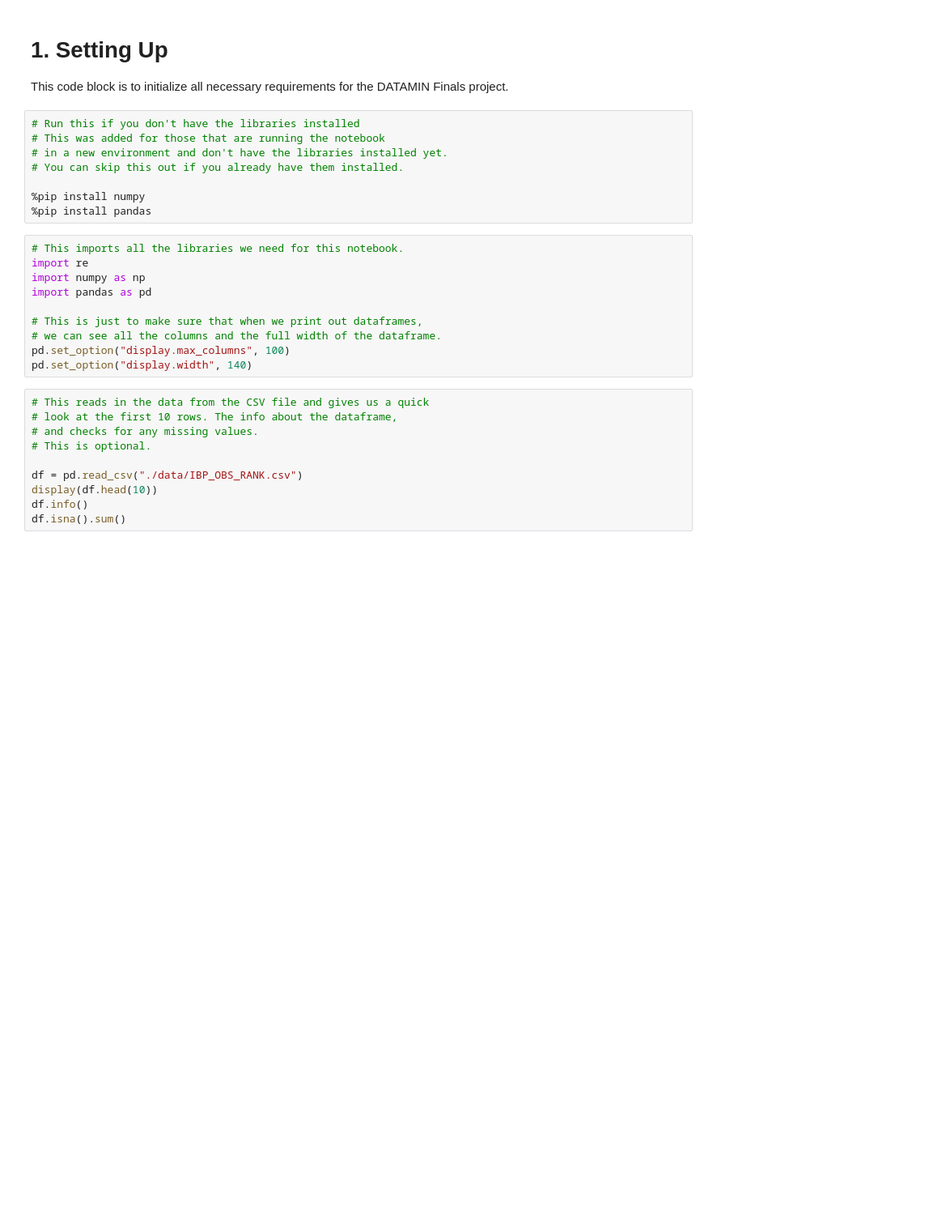
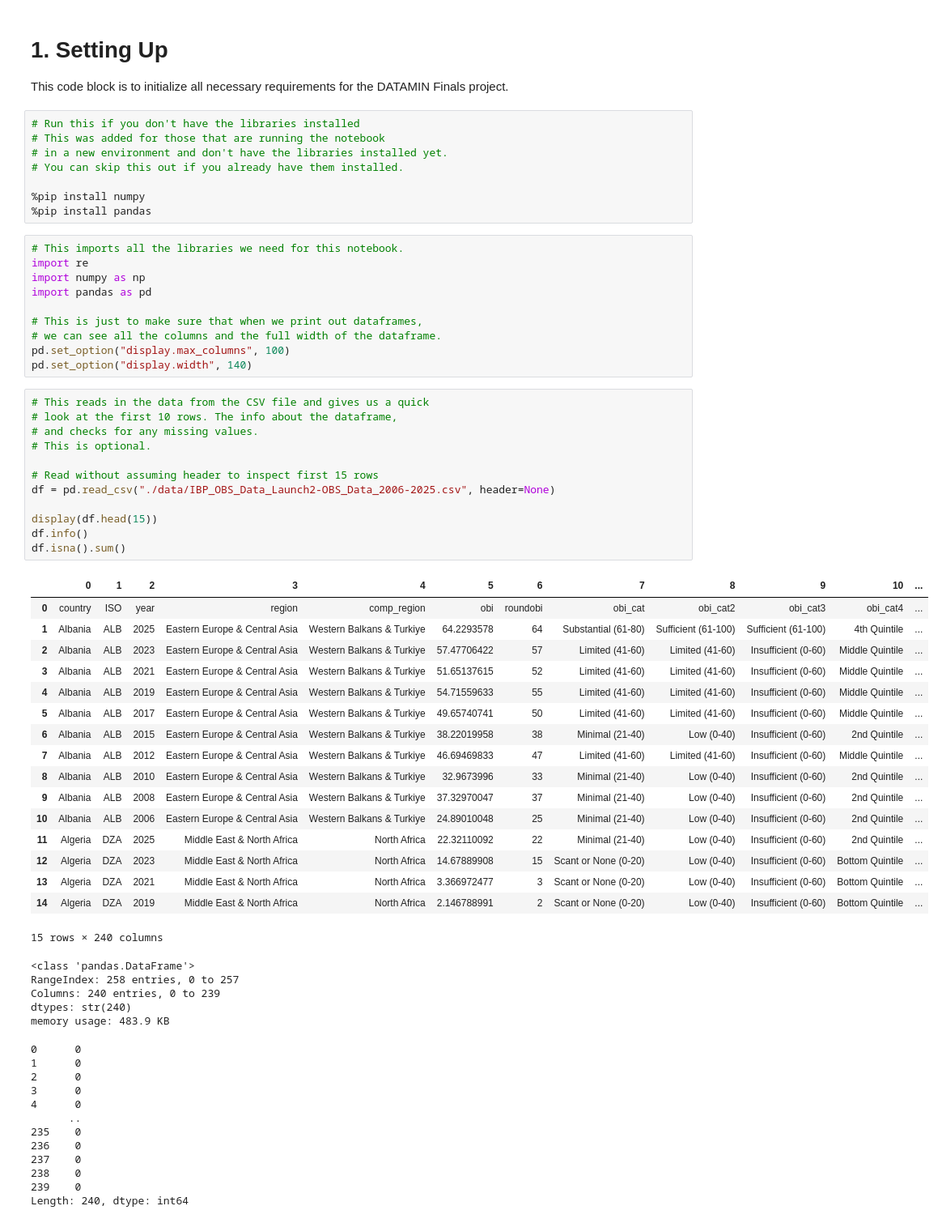
Before and after one commit to miguelvilan/DATAMIN-Finals, a Jupyter notebook: Notebook.ipynb, the cells around one changed output. Shown at 81% size. Saved outputs shown, nothing was run; the diff lists cells and outputs as text; blank space fills up the shorter version.

```diff
--- a/Notebook.ipynb
+++ b/Notebook.ipynb
@@ -22,10 +22,47 @@ pd.set_option("display.width", 140)
 # %%
 # This reads in the data from the CSV file and gives us a quick
 # look at the first 10 rows. The info about the dataframe,
 # and checks for any missing values.
 # This is optional.
 
-df = pd.read_csv("./data/IBP_OBS_RANK.csv")
-display(df.head(10))
+# Read without assuming header to inspect first 15 rows
+df = pd.read_csv("./data/IBP_OBS_Data_Launch2-OBS_Data_2006-2025.csv", header=None)
+
+display(df.head(15))
 df.info()
 df.isna().sum()
+# %% [output]
+|  | 0 | 1 | 2 | 3 | 4 | 5 | 6 | 7 | 8 | 9 | 10 | ... |
+| 0 | country | ISO | year | region | comp_region | obi | roundobi | obi_cat | obi_cat2 | obi_cat3 | obi_cat4 | ... |
+| 1 | Albania | ALB | 2025 | Eastern Europe & Central Asia | Western Balkans & Turkiye | 64.2293578 | 64 | Substantial (61-80) | Sufficient (61-100) | Sufficient (61-100) | 4th Quintile | ... |
+| 2 | Albania | ALB | 2023 | Eastern Europe & Central Asia | Western Balkans & Turkiye | 57.47706422 | 57 | Limited (41-60) | Limited (41-60) | Insufficient (0-60) | Middle Quintile | ... |
+| 3 | Albania | ALB | 2021 | Eastern Europe & Central Asia | Western Balkans & Turkiye | 51.65137615 | 52 | Limited (41-60) | Limited (41-60) | Insufficient (0-60) | Middle Quintile | ... |
+| 4 | Albania | ALB | 2019 | Eastern Europe & Central Asia | Western Balkans & Turkiye | 54.71559633 | 55 | Limited (41-60) | Limited (41-60) | Insufficient (0-60) | Middle Quintile | ... |
+| 5 | Albania | ALB | 2017 | Eastern Europe & Central Asia | Western Balkans & Turkiye | 49.65740741 | 50 | Limited (41-60) | Limited (41-60) | Insufficient (0-60) | Middle Quintile | ... |
+| 6 | Albania | ALB | 2015 | Eastern Europe & Central Asia | Western Balkans & Turkiye | 38.22019958 | 38 | Minimal (21-40) | Low (0-40) | Insufficient (0-60) | 2nd Quintile | ... |
+| 7 | Albania | ALB | 2012 | Eastern Europe & Central Asia | Western Balkans & Turkiye | 46.69469833 | 47 | Limited (41-60) | Limited (41-60) | Insufficient (0-60) | Middle Quintile | ... |
+| 8 | Albania | ALB | 2010 | Eastern Europe & Central Asia | Western Balkans & Turkiye | 32.9673996 | 33 | Minimal (21-40) | Low (0-40) | Insufficient (0-60) | 2nd Quintile | ... |
+| 9 | Albania | ALB | 2008 | Eastern Europe & Central Asia | Western Balkans & Turkiye | 37.32970047 | 37 | Minimal (21-40) | Low (0-40) | Insufficient (0-60) | 2nd Quintile | ... |
+| 10 | Albania | ALB | 2006 | Eastern Europe & Central Asia | Western Balkans & Turkiye | 24.89010048 | 25 | Minimal (21-40) | Low (0-40) | Insufficient (0-60) | 2nd Quintile | ... |
+| 11 | Algeria | DZA | 2025 | Middle East & North Africa | North Africa | 22.32110092 | 22 | Minimal (21-40) | Low (0-40) | Insufficient (0-60) | 2nd Quintile | ... |
+| 12 | Algeria | DZA | 2023 | Middle East & North Africa | North Africa | 14.67889908 | 15 | Scant or None (0-20) | Low (0-40) | Insufficient (0-60) | Bottom Quintile | ... |
+| 13 | Algeria | DZA | 2021 | Middle East & North Africa | North Africa | 3.366972477 | 3 | Scant or None (0-20) | Low (0-40) | Insufficient (0-60) | Bottom Quintile | ... |
+| 14 | Algeria | DZA | 2019 | Middle East & North Africa | North Africa | 2.146788991 | 2 | Scant or None (0-20) | Low (0-40) | Insufficient (0-60) | Bottom Quintile | ... |
+15 rows × 240 columns
+<class 'pandas.DataFrame'>
+RangeIndex: 258 entries, 0 to 257
+Columns: 240 entries, 0 to 239
+dtypes: str(240)
+memory usage: 483.9 KB
+0      0
+1      0
+2      0
+3      0
+4      0
+      ..
+235    0
+236    0
+237    0
+238    0
+239    0
+Length: 240, dtype: int64
```
Also changed, not shown: 3 other files.
